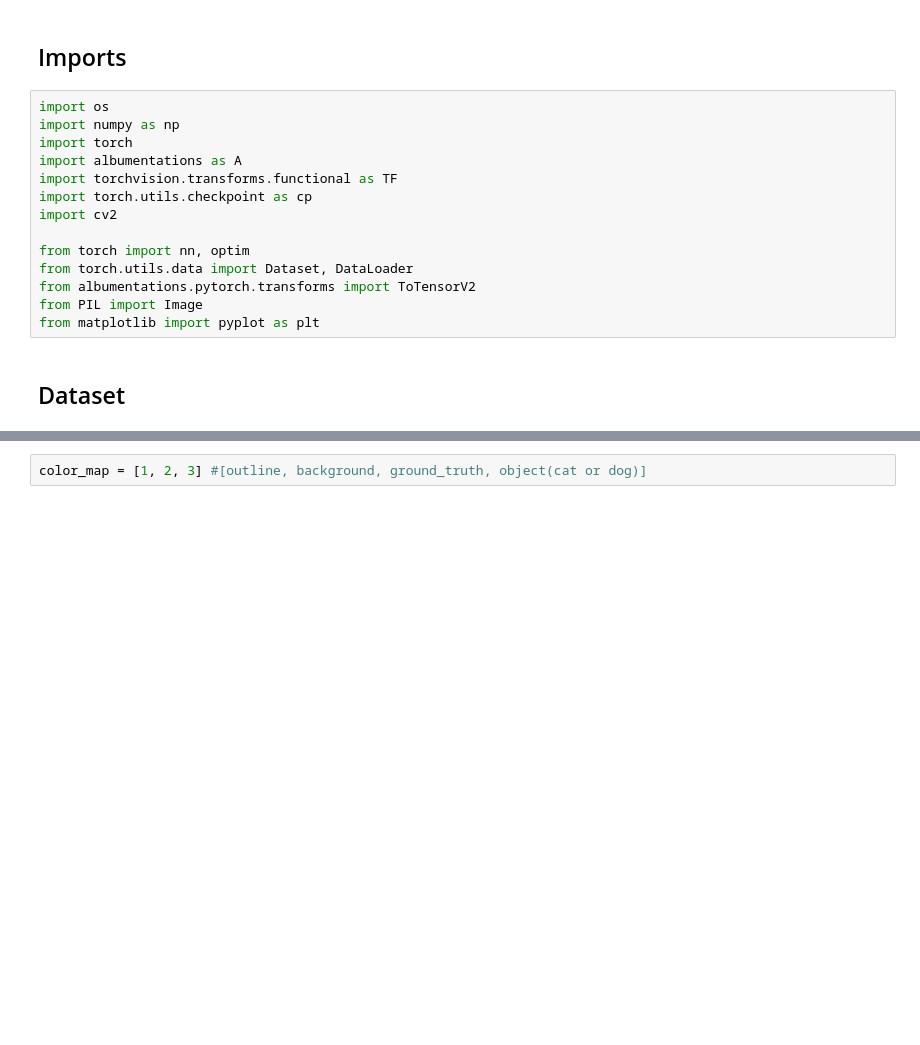
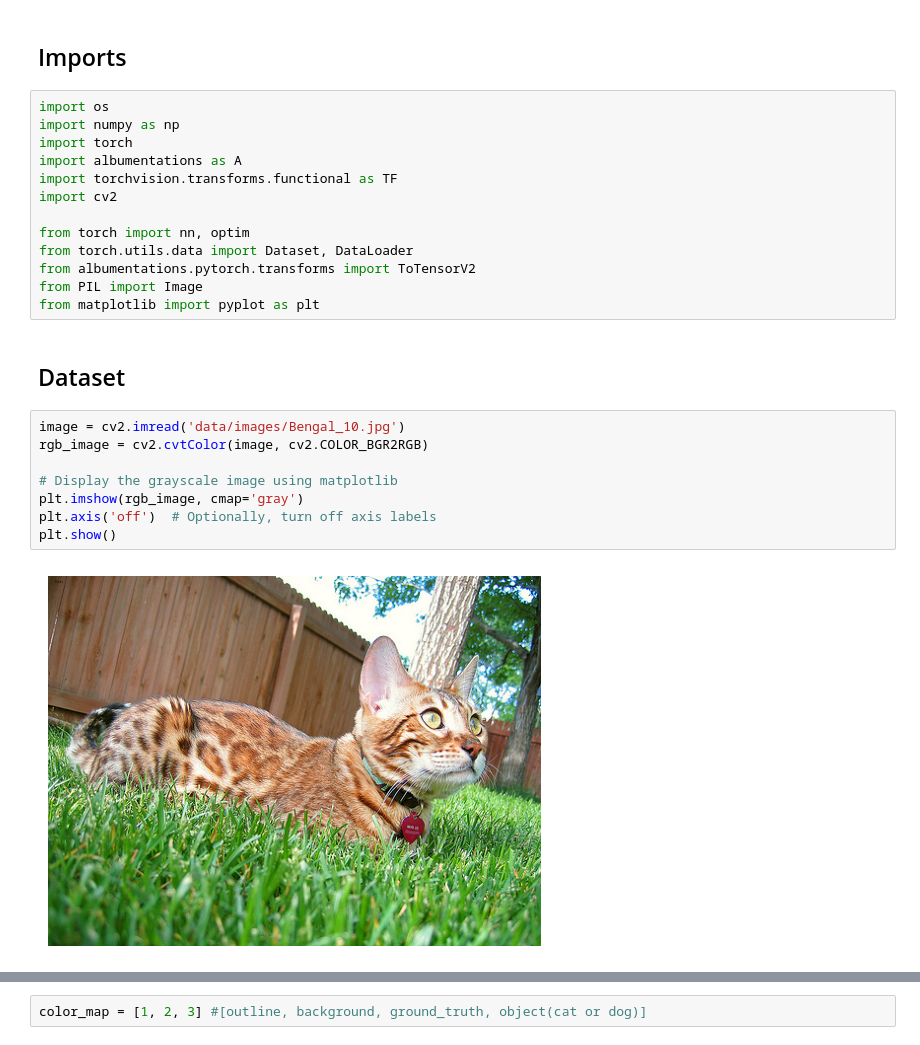
Before and after one commit to Fatemeh-Farnaghizadeh/Semantic_Segmentation_U-NET_Implementation_from_Scratch, a Jupyter notebook: Semantic_Segmentation.ipynb, the cells around one changed output, grey strips where cells are left out. Cells and saved outputs as stored; diff of their text form; blank space fills up the shorter version.

```diff
--- a/Semantic_Segmentation.ipynb
+++ b/Semantic_Segmentation.ipynb
@@ -6,7 +6,6 @@ import numpy as np
 import torch
 import albumentations as A
 import torchvision.transforms.functional as TF
-import torch.utils.checkpoint as cp
 import cv2
 
 from torch import nn, optim
@@ -16,4 +15,14 @@ from PIL import Image
 from matplotlib import pyplot as plt
 # %% [markdown]
 ## Dataset
+# %%
+image = cv2.imread('data/images/Bengal_10.jpg')
+rgb_image = cv2.cvtColor(image, cv2.COLOR_BGR2RGB)
+
+# Display the grayscale image using matplotlib
+plt.imshow(rgb_image, cmap='gray')
+plt.axis('off')  # Optionally, turn off axis labels
+plt.show()
+# %% [output]
+[figure, added]
 # %%
```
Also changed, not shown: parts of 10 cells of this notebook.
